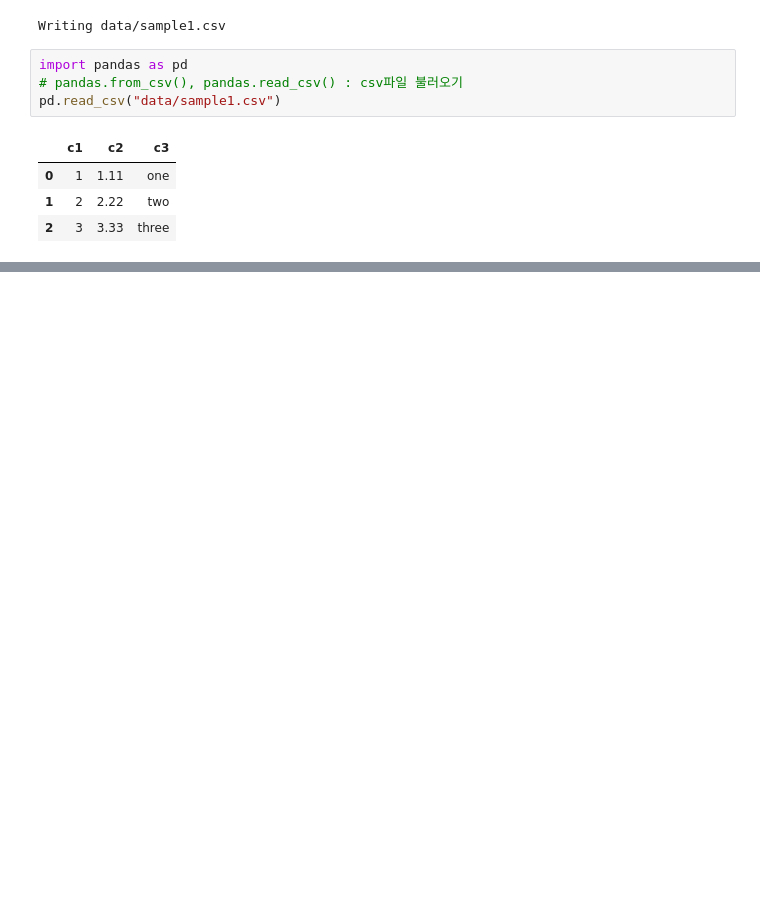
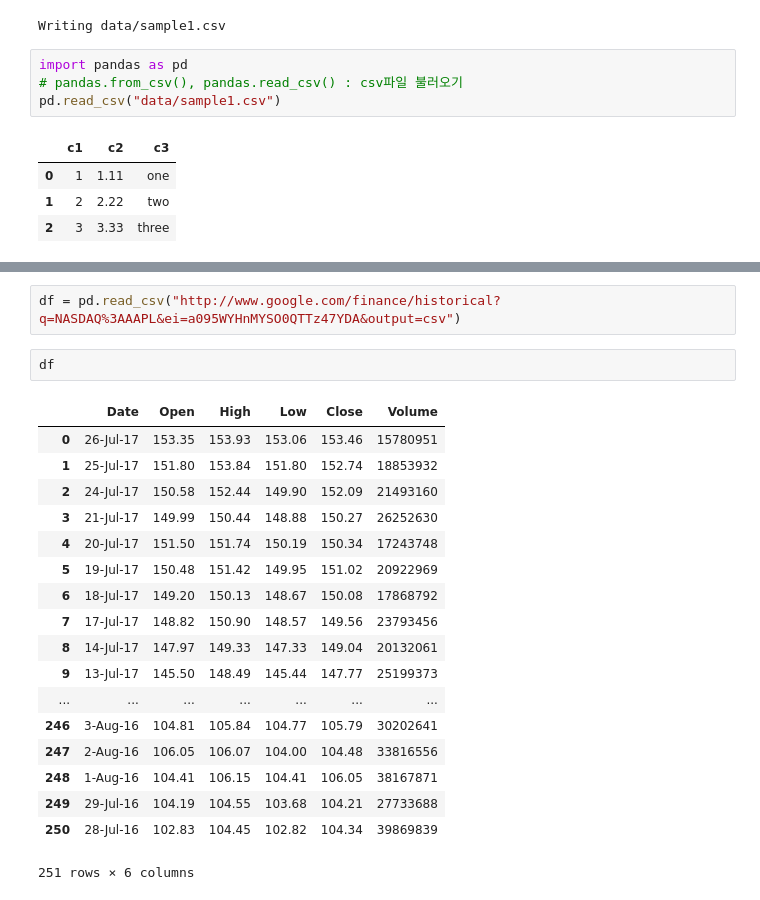
Before and after one commit to Junghyo/pycham, a Jupyter notebook: basic_pandas/practice02_data_input_output.ipynb, the cells around one changed output, grey strips where cells are left out. Cells and saved outputs as stored; diff of their text form; blank space fills up the shorter version.

Commit message:
practice ~pandas (data input & output)

```diff
--- a/basic_pandas/practice02_data_input_output.ipynb
+++ b/basic_pandas/practice02_data_input_output.ipynb
@@ -44,0 +205,23 @@ pd.read_csv("data/sample1.csv")
+# %%
+df = pd.read_csv("http://www.google.com/finance/historical?q=NASDAQ%3AAAPL&ei=a095WYHnMYSO0QTTz47YDA&output=csv")
+# %%
+df
+# %% [output]
+|  | Date | Open | High | Low | Close | Volume |
+| 0 | 26-Jul-17 | 153.35 | 153.93 | 153.06 | 153.46 | 15780951 |
+| 1 | 25-Jul-17 | 151.80 | 153.84 | 151.80 | 152.74 | 18853932 |
+| 2 | 24-Jul-17 | 150.58 | 152.44 | 149.90 | 152.09 | 21493160 |
+| 3 | 21-Jul-17 | 149.99 | 150.44 | 148.88 | 150.27 | 26252630 |
+| 4 | 20-Jul-17 | 151.50 | 151.74 | 150.19 | 150.34 | 17243748 |
+| 5 | 19-Jul-17 | 150.48 | 151.42 | 149.95 | 151.02 | 20922969 |
+| 6 | 18-Jul-17 | 149.20 | 150.13 | 148.67 | 150.08 | 17868792 |
+| 7 | 17-Jul-17 | 148.82 | 150.90 | 148.57 | 149.56 | 23793456 |
+| 8 | 14-Jul-17 | 147.97 | 149.33 | 147.33 | 149.04 | 20132061 |
+| 9 | 13-Jul-17 | 145.50 | 148.49 | 145.44 | 147.77 | 25199373 |
+| ... | ... | ... | ... | ... | ... | ... |
+| 246 | 3-Aug-16 | 104.81 | 105.84 | 104.77 | 105.79 | 30202641 |
+| 247 | 2-Aug-16 | 106.05 | 106.07 | 104.00 | 104.48 | 33816556 |
+| 248 | 1-Aug-16 | 104.41 | 106.15 | 104.41 | 106.05 | 38167871 |
+| 249 | 29-Jul-16 | 104.19 | 104.55 | 103.68 | 104.21 | 27733688 |
+| 250 | 28-Jul-16 | 102.83 | 104.45 | 102.82 | 104.34 | 39869839 |
+251 rows × 6 columns
```
Also changed, not shown: parts of 32 cells of this notebook, 12 other files.
